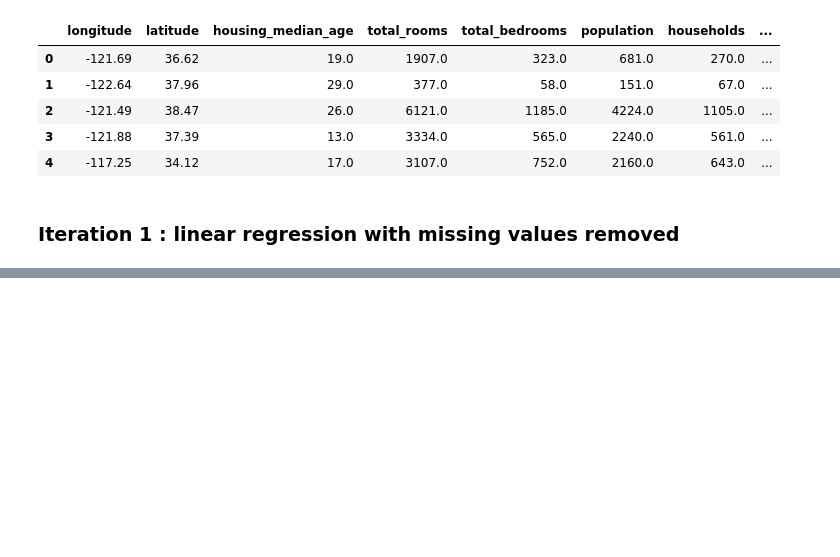
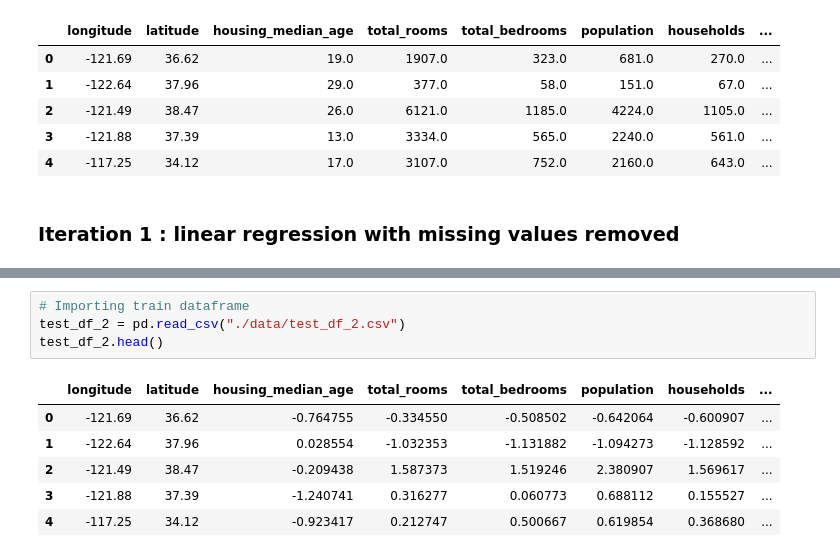
Before and after one commit to JonathanRaso/silicon_valley_immo_arturo, a Jupyter notebook: notebook_model.ipynb, the cells around one changed output, grey strips where cells are left out. Saved outputs shown, nothing was run; the diff lists cells and outputs as text; blank space fills up the shorter version.

```diff
--- a/notebook_model.ipynb
+++ b/notebook_model.ipynb
@@ -72,0 +87,11 @@ rmse : 68506.66386202812
+# %%
+# Importing train dataframe
+test_df_2 = pd.read_csv("./data/test_df_2.csv")
+test_df_2.head()
+# %% [output]
+|  | longitude | latitude | housing_median_age | total_rooms | total_bedrooms | population | households | ... |
+| 0 | -121.69 | 36.62 | -0.764755 | -0.334550 | -0.508502 | -0.642064 | -0.600907 | ... |
+| 1 | -122.64 | 37.96 | 0.028554 | -1.032353 | -1.131882 | -1.094273 | -1.128592 | ... |
+| 2 | -121.49 | 38.47 | -0.209438 | 1.587373 | 1.519246 | 2.380907 | 1.569617 | ... |
+| 3 | -121.88 | 37.39 | -1.240741 | 0.316277 | 0.060773 | 0.688112 | 0.155527 | ... |
+| 4 | -117.25 | 34.12 | -0.923417 | 0.212747 | 0.500667 | 0.619854 | 0.368680 | ... |
```
Also changed, not shown: parts of 15 cells of this notebook, 1 other file.
